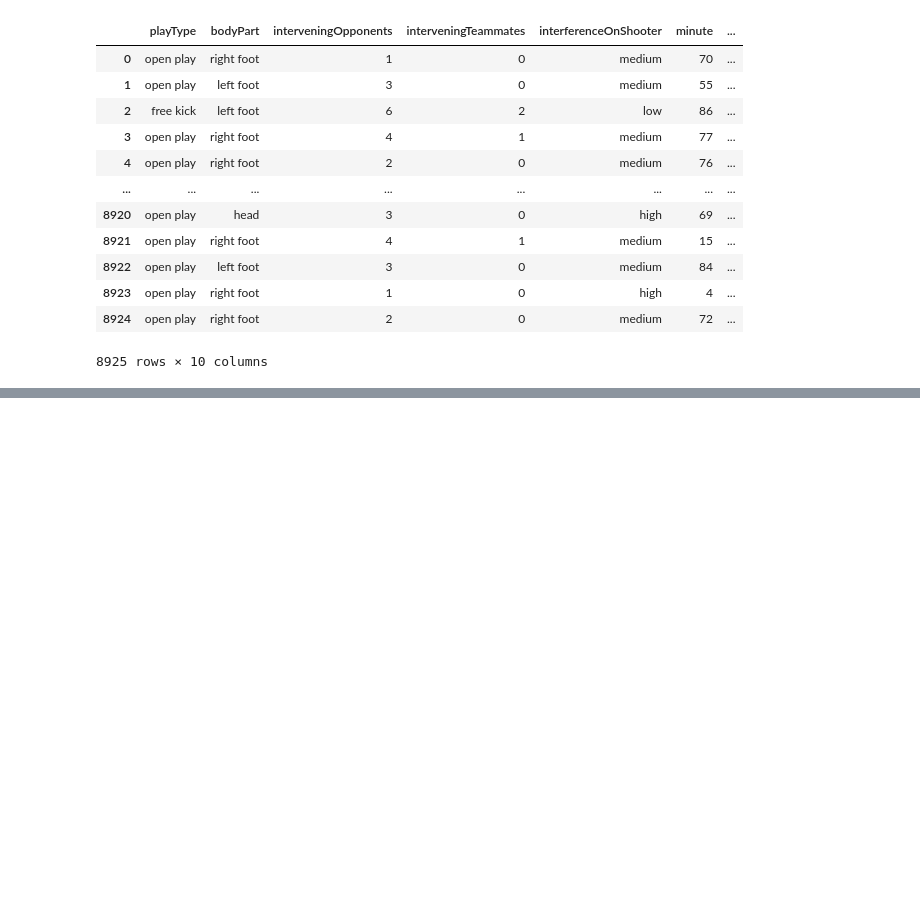
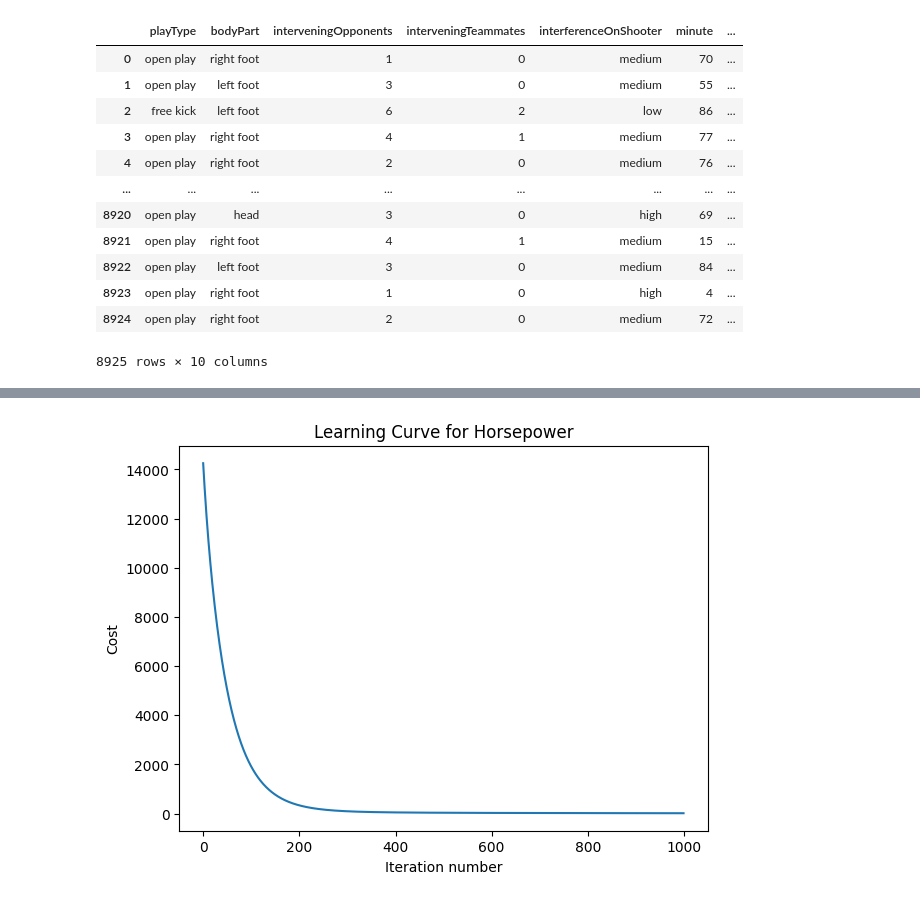
Before and after one commit to eslami200117/Data-Science, a Jupyter notebook: CA5/CA5.ipynb, the cells around one changed output, grey strips where cells are left out. Saved outputs shown, nothing was run; the diff lists cells and outputs as text; code cells hidden in the pictures; blank space fills up the shorter version.

```diff
--- a/CA5/CA5.ipynb
+++ b/CA5/CA5.ipynb
@@ -215,0 +373,11 @@ performance of model is 0.597504116974522
+# %%
+# Plotting learning curve for Horsepower
+plt.figure(figsize=(15, 5))
+plt.subplot(1, 2, 2)
+plt.plot(cost_history_hp)
+plt.title('Learning Curve for Horsepower')
+plt.xlabel('Iteration number')
+plt.ylabel('Cost')
+plt.show()
+# %% [output]
+[figure, added]
```
Also changed, not shown: parts of 16 cells of this notebook.
